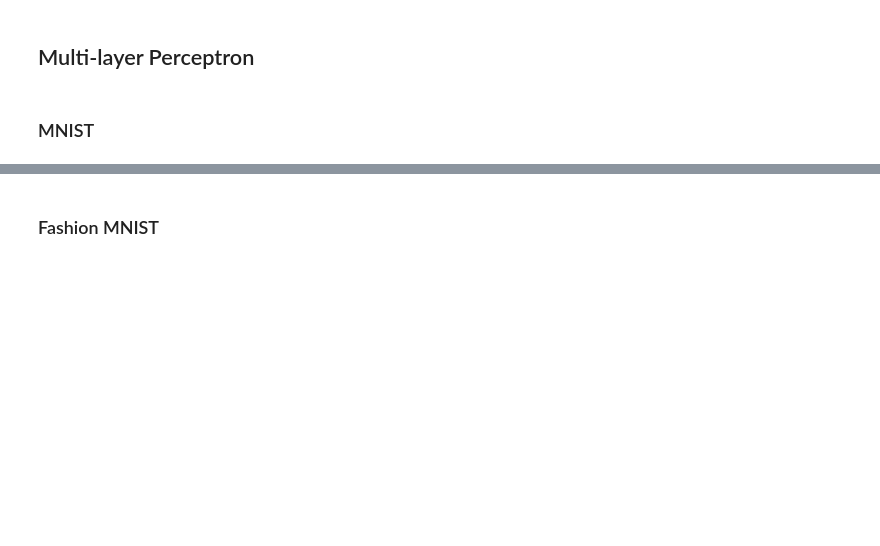
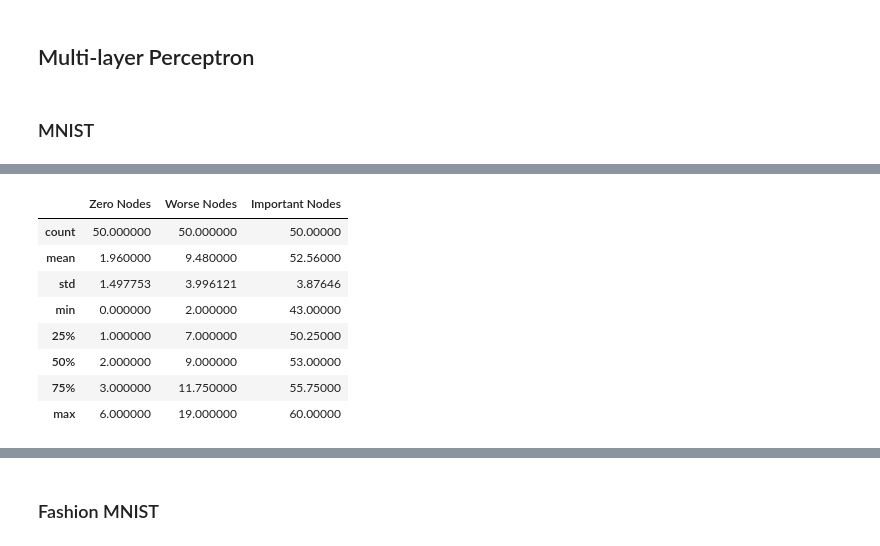
Before and after one commit to lgcharpe/Masters, a Jupyter notebook: notebooks/Thesis Notebooks/Chapter 3/Estimating_Node_Importance.ipynb, the cells around one changed output, grey strips where cells are left out. Saved outputs shown, nothing was run; the diff lists cells and outputs as text; code cells hidden in the pictures; blank space fills up the shorter version.

```diff
--- a/notebooks/Thesis Notebooks/Chapter 3/Estimating_Node_Importance.ipynb
+++ b/notebooks/Thesis Notebooks/Chapter 3/Estimating_Node_Importance.ipynb
@@ -14,0 +217,12 @@
+# %%
+NI_2.describe()
+# %% [output]
+|  | Zero Nodes | Worse Nodes | Important Nodes |
+| count | 50.000000 | 50.000000 | 50.00000 |
+| mean | 1.960000 | 9.480000 | 52.56000 |
+| std | 1.497753 | 3.996121 | 3.87646 |
+| min | 0.000000 | 2.000000 | 43.00000 |
+| 25% | 1.000000 | 7.000000 | 50.25000 |
+| 50% | 2.000000 | 9.000000 | 53.00000 |
+| 75% | 3.000000 | 11.750000 | 55.75000 |
+| max | 6.000000 | 19.000000 | 60.00000 |
```
Also changed, not shown: parts of 29 cells of this notebook, 11 other files.
